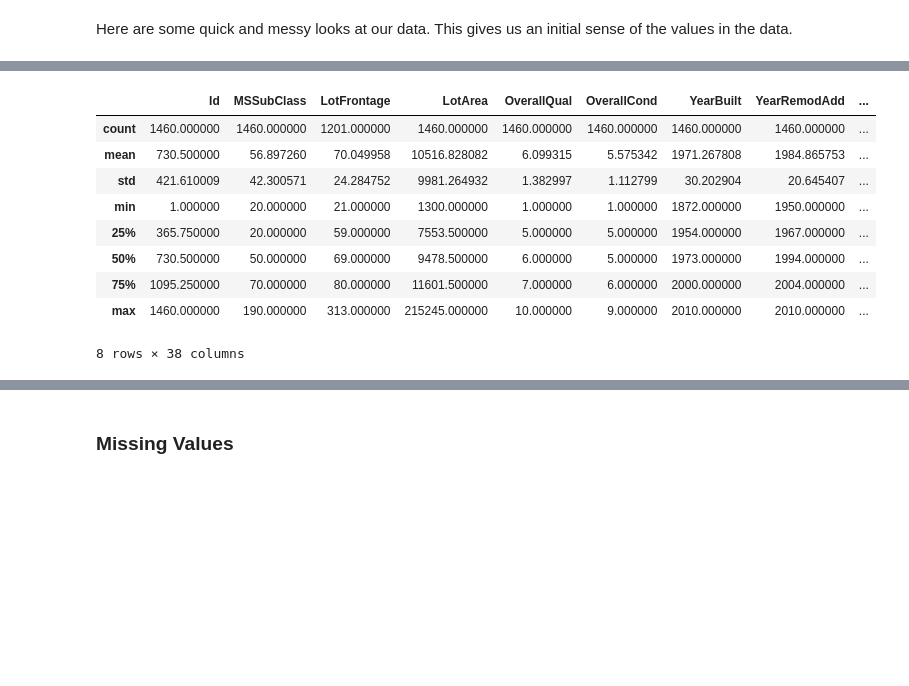
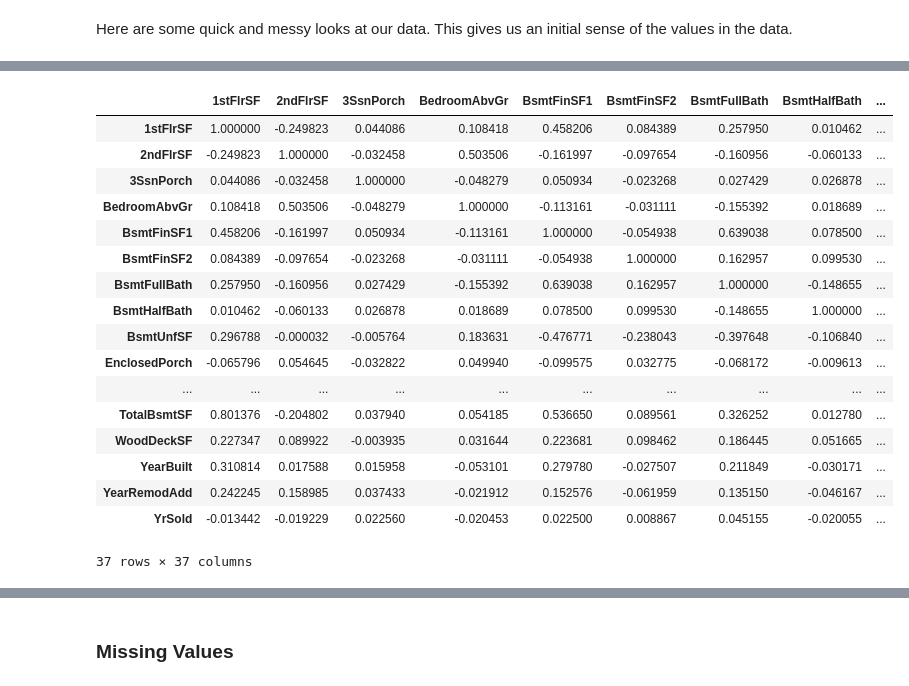
Before and after one commit to nickgrasley/appliedMachineLearning, a Jupyter notebook: hw2/hw2.ipynb, the cells around one changed output, grey strips where cells are left out. Saved outputs shown, nothing was run; the diff lists cells and outputs as text; code cells hidden in the pictures; blank space fills up the shorter version.

```diff
--- a/hw2/hw2.ipynb
+++ b/hw2/hw2.ipynb
@@ -32,7 +37,7 @@ I'm going to read in both train and test. I will create my own train and test la
 # %%
-houses = pd.read_csv('train.csv')
-#test  = pd.read_csv('test.csv')
-#houses = pd.concat([train, test])
+train = pd.read_csv('train.csv')
+test  = pd.read_csv('test.csv')
+houses = pd.concat([train, test])
 # %% [markdown]
 Here are some quick and messy looks at our data. This gives us an initial sense of the values in the data.
 # %%
@@ -47,0 +55,3 @@ houses.head()
+# %%
+houses.drop(['Id'], axis=1, inplace=True)
+houses.describe()
@@ -48,13 +69,21 @@ houses.head()
 # %%
-houses.describe()
+houses.corr()
 # %% [output]
-|  | Id | MSSubClass | LotFrontage | LotArea | OverallQual | OverallCond | YearBuilt | YearRemodAdd | ... |
-| count | 1460.000000 | 1460.000000 | 1201.000000 | 1460.000000 | 1460.000000 | 1460.000000 | 1460.000000 | 1460.000000 | ... |
-| mean | 730.500000 | 56.897260 | 70.049958 | 10516.828082 | 6.099315 | 5.575342 | 1971.267808 | 1984.865753 | ... |
-| std | 421.610009 | 42.300571 | 24.284752 | 9981.264932 | 1.382997 | 1.112799 | 30.202904 | 20.645407 | ... |
-| min | 1.000000 | 20.000000 | 21.000000 | 1300.000000 | 1.000000 | 1.000000 | 1872.000000 | 1950.000000 | ... |
-| 25% | 365.750000 | 20.000000 | 59.000000 | 7553.500000 | 5.000000 | 5.000000 | 1954.000000 | 1967.000000 | ... |
-| 50% | 730.500000 | 50.000000 | 69.000000 | 9478.500000 | 6.000000 | 5.000000 | 1973.000000 | 1994.000000 | ... |
-| 75% | 1095.250000 | 70.000000 | 80.000000 | 11601.500000 | 7.000000 | 6.000000 | 2000.000000 | 2004.000000 | ... |
-| max | 1460.000000 | 190.000000 | 313.000000 | 215245.000000 | 10.000000 | 9.000000 | 2010.000000 | 2010.000000 | ... |
+|  | 1stFlrSF | 2ndFlrSF | 3SsnPorch | BedroomAbvGr | BsmtFinSF1 | BsmtFinSF2 | BsmtFullBath | BsmtHalfBath | ... |
+| 1stFlrSF | 1.000000 | -0.249823 | 0.044086 | 0.108418 | 0.458206 | 0.084389 | 0.257950 | 0.010462 | ... |
+| 2ndFlrSF | -0.249823 | 1.000000 | -0.032458 | 0.503506 | -0.161997 | -0.097654 | -0.160956 | -0.060133 | ... |
+| 3SsnPorch | 0.044086 | -0.032458 | 1.000000 | -0.048279 | 0.050934 | -0.023268 | 0.027429 | 0.026878 | ... |
+| BedroomAbvGr | 0.108418 | 0.503506 | -0.048279 | 1.000000 | -0.113161 | -0.031111 | -0.155392 | 0.018689 | ... |
+| BsmtFinSF1 | 0.458206 | -0.161997 | 0.050934 | -0.113161 | 1.000000 | -0.054938 | 0.639038 | 0.078500 | ... |
+| BsmtFinSF2 | 0.084389 | -0.097654 | -0.023268 | -0.031111 | -0.054938 | 1.000000 | 0.162957 | 0.099530 | ... |
+| BsmtFullBath | 0.257950 | -0.160956 | 0.027429 | -0.155392 | 0.639038 | 0.162957 | 1.000000 | -0.148655 | ... |
+| BsmtHalfBath | 0.010462 | -0.060133 | 0.026878 | 0.018689 | 0.078500 | 0.099530 | -0.148655 | 1.000000 | ... |
+| BsmtUnfSF | 0.296788 | -0.000032 | -0.005764 | 0.183631 | -0.476771 | -0.238043 | -0.397648 | -0.106840 | ... |
+| EnclosedPorch | -0.065796 | 0.054645 | -0.032822 | 0.049940 | -0.099575 | 0.032775 | -0.068172 | -0.009613 | ... |
+| ... | ... | ... | ... | ... | ... | ... | ... | ... | ... |
+| TotalBsmtSF | 0.801376 | -0.204802 | 0.037940 | 0.054185 | 0.536650 | 0.089561 | 0.326252 | 0.012780 | ... |
+| WoodDeckSF | 0.227347 | 0.089922 | -0.003935 | 0.031644 | 0.223681 | 0.098462 | 0.186445 | 0.051665 | ... |
+| YearBuilt | 0.310814 | 0.017588 | 0.015958 | -0.053101 | 0.279780 | -0.027507 | 0.211849 | -0.030171 | ... |
+| YearRemodAdd | 0.242245 | 0.158985 | 0.037433 | -0.021912 | 0.152576 | -0.061959 | 0.135150 | -0.046167 | ... |
+| YrSold | -0.013442 | -0.019229 | 0.022560 | -0.020453 | 0.022500 | 0.008867 | 0.045155 | -0.020055 | ... |
-8 rows × 38 columns
+37 rows × 37 columns
```
Also changed, not shown: parts of 71 cells of this notebook.
